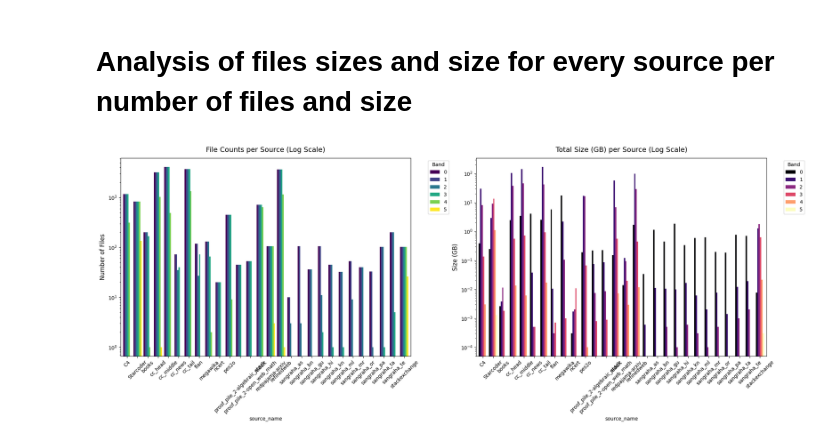
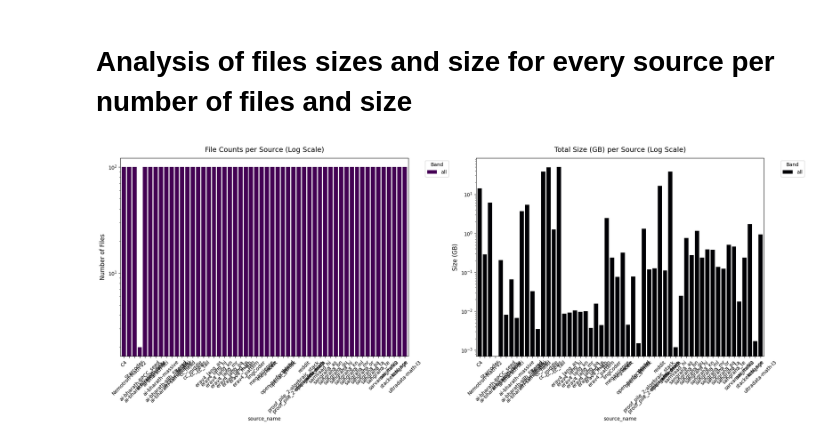
Before and after one commit to The-School-of-AI/LLM, a Jupyter notebook: experiments/3_coreset_engineering/coreset_engine_v5/notebooks/s3_spatial_analysis.ipynb, the cells around one changed output. Cells and saved outputs as stored; diff of their text form; code cells hidden in the pictures.

```diff
--- a/experiments/3_coreset_engineering/coreset_engine_v5/notebooks/s3_spatial_analysis.ipynb
+++ b/experiments/3_coreset_engineering/coreset_engine_v5/notebooks/s3_spatial_analysis.ipynb
@@ -5,35 +5,35 @@ import pandas as pd
 import matplotlib.pyplot as plt
 
 # 1. Load the data
-df = pd.read_csv('data/s3_counts_with_size.csv')
+df = pd.read_csv('data/stats/s3_counts_with_size_emr_deduped.csv')
 
 # 2. Pivot the data to group bands side-by-side for every source
 pivot_files = df.pivot(index='source_name', columns='band_number', values='files_count')
 pivot_size  = df.pivot(index='source_name', columns='band_number', values='total_size_gb')
 
 # 3. Create a 1x2 grid and plot everything in ONE CELL
 fig, axes = plt.subplots(1, 2, figsize=(20, 8))
 
 # Plot A: Number of Files (log scale)
 pivot_files.plot(kind='bar', ax=axes[0], colormap='viridis', width=0.8)
 axes[0].set_title('File Counts per Source (Log Scale)', fontsize=14, pad=12)
 axes[0].set_ylabel('Number of Files', fontsize=12)
 axes[0].set_yscale('log')
 axes[0].tick_params(axis='x', rotation=45)
 axes[0].legend(title='Band', bbox_to_anchor=(1.05, 1), loc='upper left')
 
 # Plot B: Total Size (log scale)
 pivot_size.plot(kind='bar', ax=axes[1], colormap='magma', width=0.8)
 axes[1].set_title('Total Size (GB) per Source (Log Scale)', fontsize=14, pad=12)
 axes[1].set_ylabel('Size (GB)', fontsize=12)
 axes[1].set_yscale('log')
 axes[1].tick_params(axis='x', rotation=45)
 axes[1].legend(title='Band', bbox_to_anchor=(1.05, 1), loc='upper left')
 
 plt.tight_layout()
 plt.show()
 # %% [output]
-[figure, old version]
+[figure, new version]
 # %%
 import pandas as pd
 import matplotlib.pyplot as plt
```
Also changed, not shown: parts of 1 cell of this notebook, 2 other files.
